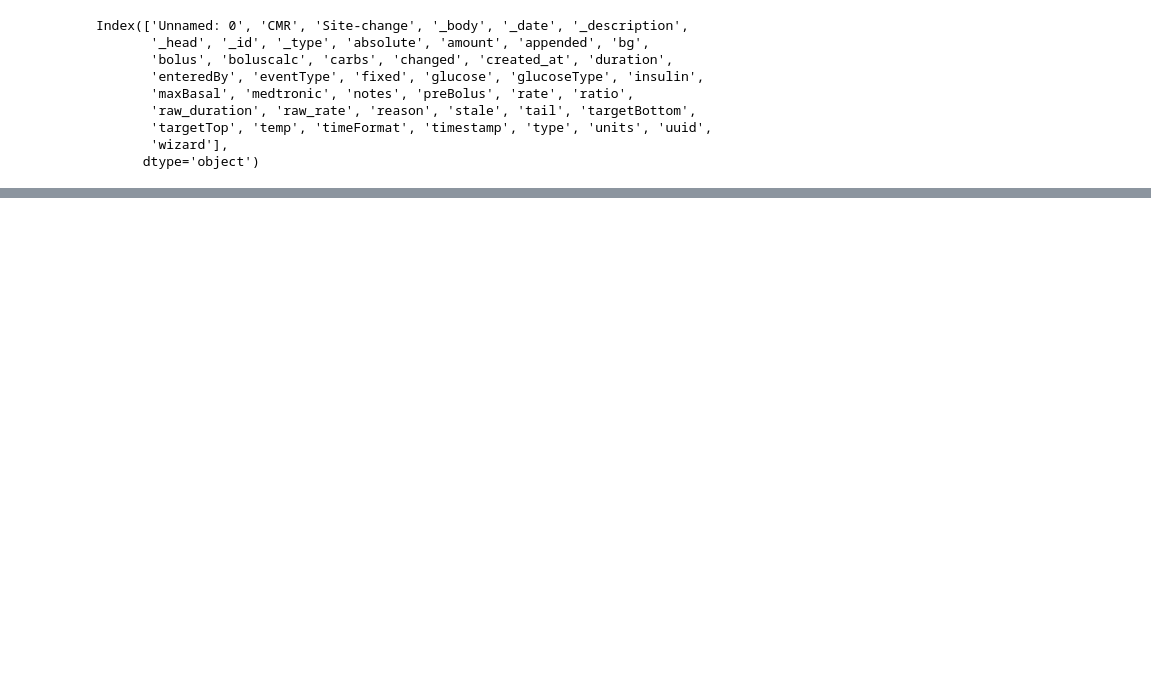
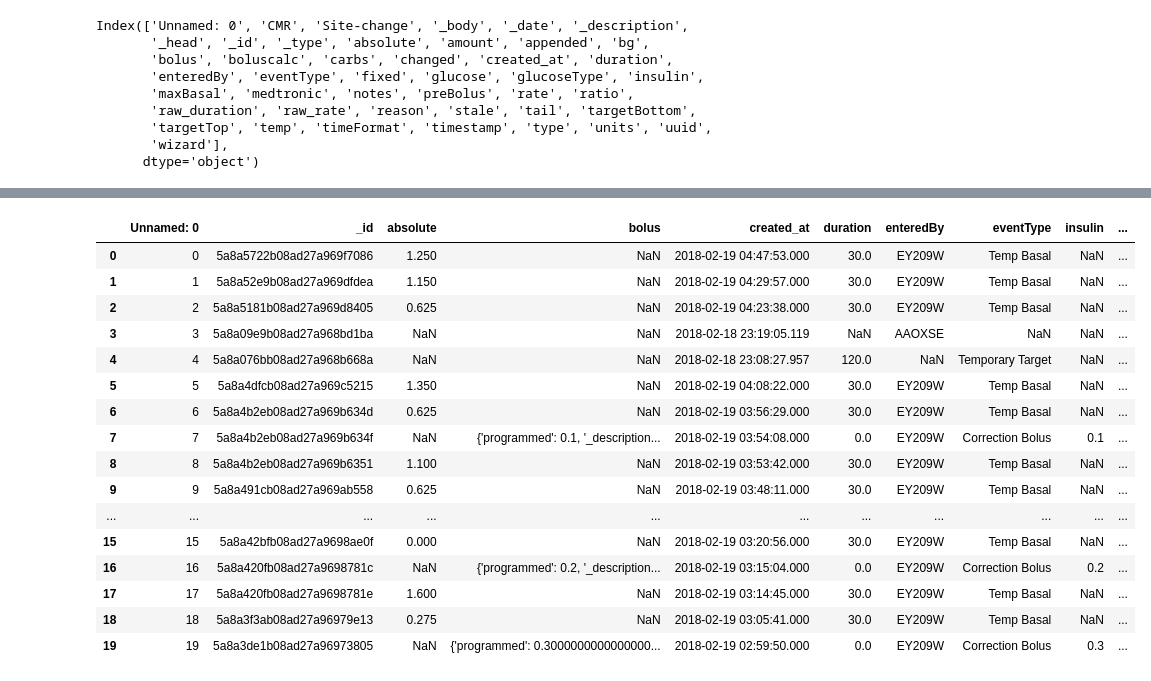
Before and after one commit to Fernandohf/GlucoNet, a Jupyter notebook: Treatments_analysis.ipynb, the cells around one changed output, grey strips where cells are left out. Cells and saved outputs as stored; diff of their text form; code cells hidden in the pictures; blank space fills up the shorter version.

```diff
--- a/Treatments_analysis.ipynb
+++ b/Treatments_analysis.ipynb
@@ -34,3 +55,23 @@ Index(['Unnamed: 0', 'CMR', 'Site-change', '_body', '_date', '_description',
+# %%
+treatments.head(20)
+# %% [output]
+|  | Unnamed: 0 | _id | absolute | bolus | created_at | duration | enteredBy | eventType | insulin | ... |
+| 0 | 0 | 5a8a5722b08ad27a969f7086 | 1.250 | NaN | 2018-02-19 04:47:53.000 | 30.0 | EY209W | Temp Basal | NaN | ... |
+| 1 | 1 | 5a8a52e9b08ad27a969dfdea | 1.150 | NaN | 2018-02-19 04:29:57.000 | 30.0 | EY209W | Temp Basal | NaN | ... |
+| 2 | 2 | 5a8a5181b08ad27a969d8405 | 0.625 | NaN | 2018-02-19 04:23:38.000 | 30.0 | EY209W | Temp Basal | NaN | ... |
+| 3 | 3 | 5a8a09e9b08ad27a968bd1ba | NaN | NaN | 2018-02-18 23:19:05.119 | NaN | AAOXSE | NaN | NaN | ... |
+| 4 | 4 | 5a8a076bb08ad27a968b668a | NaN | NaN | 2018-02-18 23:08:27.957 | 120.0 | NaN | Temporary Target | NaN | ... |
+| 5 | 5 | 5a8a4dfcb08ad27a969c5215 | 1.350 | NaN | 2018-02-19 04:08:22.000 | 30.0 | EY209W | Temp Basal | NaN | ... |
+| 6 | 6 | 5a8a4b2eb08ad27a969b634d | 0.625 | NaN | 2018-02-19 03:56:29.000 | 30.0 | EY209W | Temp Basal | NaN | ... |
+| 7 | 7 | 5a8a4b2eb08ad27a969b634f | NaN | {'programmed': 0.1, '_description... | 2018-02-19 03:54:08.000 | 0.0 | EY209W | Correction Bolus | 0.1 | ... |
+| 8 | 8 | 5a8a4b2eb08ad27a969b6351 | 1.100 | NaN | 2018-02-19 03:53:42.000 | 30.0 | EY209W | Temp Basal | NaN | ... |
+| 9 | 9 | 5a8a491cb08ad27a969ab558 | 0.625 | NaN | 2018-02-19 03:48:11.000 | 30.0 | EY209W | Temp Basal | NaN | ... |
+| ... | ... | ... | ... | ... | ... | ... | ... | ... | ... | ... |
+| 15 | 15 | 5a8a42bfb08ad27a9698ae0f | 0.000 | NaN | 2018-02-19 03:20:56.000 | 30.0 | EY209W | Temp Basal | NaN | ... |
+| 16 | 16 | 5a8a420fb08ad27a9698781c | NaN | {'programmed': 0.2, '_description... | 2018-02-19 03:15:04.000 | 0.0 | EY209W | Correction Bolus | 0.2 | ... |
+| 17 | 17 | 5a8a420fb08ad27a9698781e | 1.600 | NaN | 2018-02-19 03:14:45.000 | 30.0 | EY209W | Temp Basal | NaN | ... |
+| 18 | 18 | 5a8a3f3ab08ad27a96979e13 | 0.275 | NaN | 2018-02-19 03:05:41.000 | 30.0 | EY209W | Temp Basal | NaN | ... |
+| 19 | 19 | 5a8a3de1b08ad27a96973805 | NaN | {'programmed': 0.3000000000000000... | 2018-02-19 02:59:50.000 | 0.0 | EY209W | Correction Bolus | 0.3 | ... |
 # %%
 treatments.isnull().sum()
 # %% [output]
```
Also changed, not shown: parts of 5 cells of this notebook.
